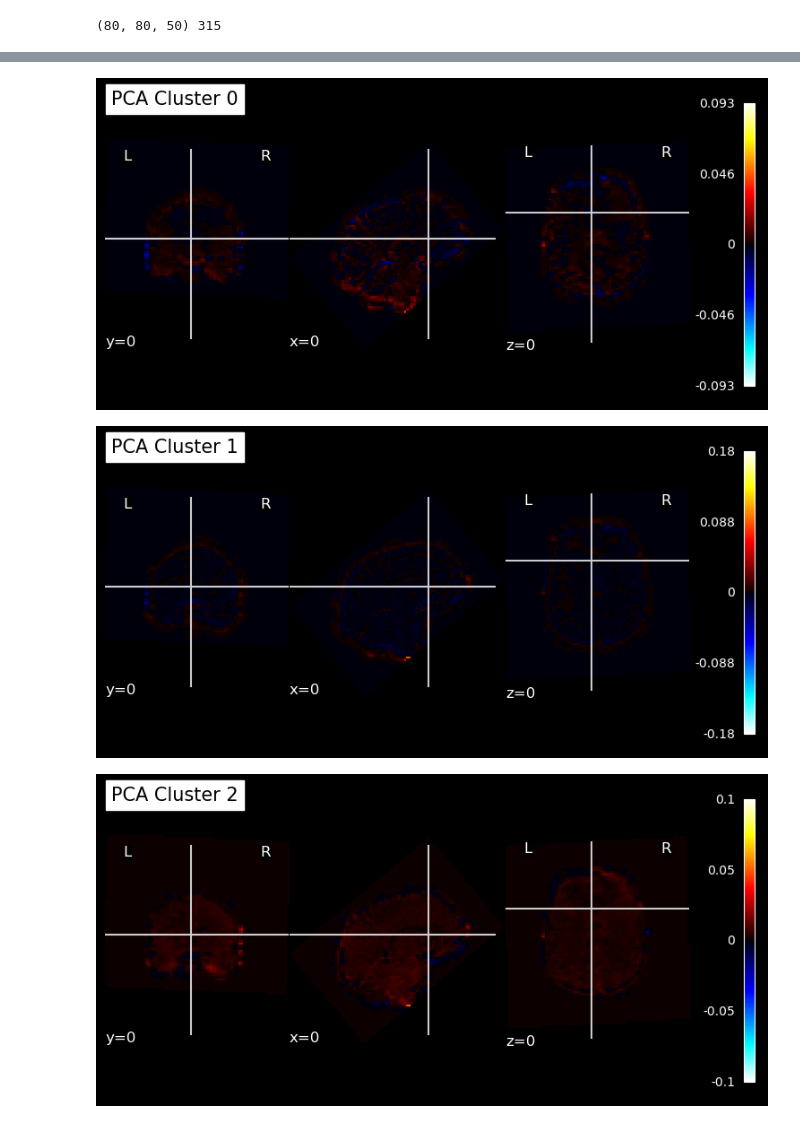
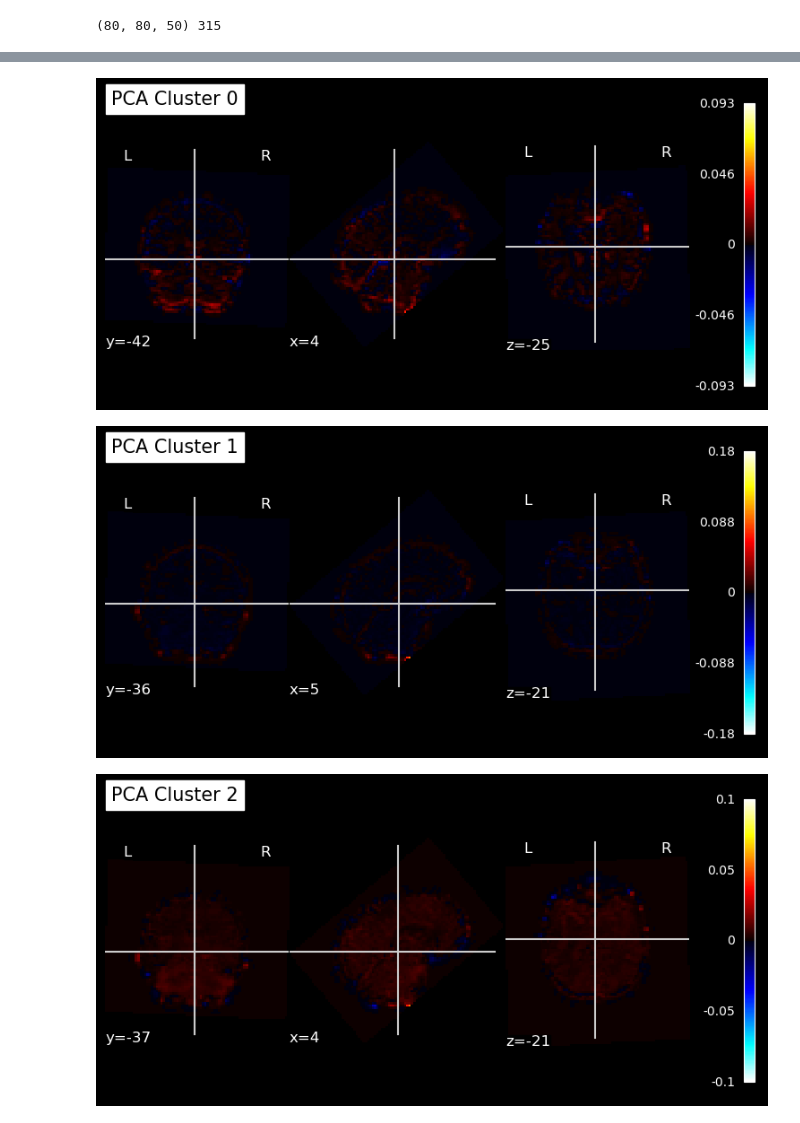
Before and after one commit to Ayphoss/NX-422, a Jupyter notebook: Miniproject-1.ipynb, the cells around one changed output, grey strips where cells are left out. Drawn from its saved outputs; the diff is of its cells as text; code cells hidden in the pictures.

```diff
--- a/Miniproject-1.ipynb
+++ b/Miniproject-1.ipynb
@@ -285,32 +295,6 @@ for r in range(1,4):
 print("done")
 # %% [output]
 done
-# %%
-mkdir_no_exist(op.join(preproc_root, "sub-{}".format(subject_id), "func"))
-
-for r in range(1,4):
-    functional_path=op.join(bids_root, "sub-{}".format(subject_id), "func", "sub-{}_task-music_run-{}_bold.nii.gz".format(subject_id, r))
-    stripped_path=op.join(preproc_root, "sub-{}".format(subject_id), "func", "sub-{}_task-music_run-{}_stripped.nii.gz".format(subject_id,r))
-    standardized_path=op.join(preproc_root, "sub-{}".format(subject_id), "func", "sub-{}_task-music_run-{}_inm.nii.gz".format(subject_id, r))
-
-    # skull stripping with BET
-    subprocess.run(["bet", functional_path,
-                stripped_path, "-m", "-F",
-    ], check=True)
-
-    # Standardize
-    img = nib.load(stripped_path)
-
-    # Convert Nifti img to numpy array
-    img_array = np.array(img.dataobj)
-
-    # Calculate Z-score using mean and std
-    inm_img = nib.Nifti1Image(((img_array - np.mean(img_array, keepdims=True)) / np.std(img_array, keepdims=True)), img.affine, img.header)
-
-    # Save as a Nifti file
-    nib.save(inm_img, standardized_path)
-
-print("done")
 # %%
 # Displaying the original, skull stripped and normalized volumes for run O1 of subject O1
 
@@ -816,15 +820,16 @@ for cluster_idx in range(nb_clusters):
 # %%
 from nilearn.plotting import plot_stat_map
 from nilearn.image import mean_img
 mean_img_ = mean_img(img)
 visual_idx = [0,1,2,3]
 for index in visual_idx :
     plot_stat_map(nib.Nifti1Image(pca_clusters[index], affine), bg_img=mean_img_, threshold=0,
-                   cut_coords=[0,0,0], black_bg=True,
+                   cut_coords=None, black_bg=True,
                   title=f'PCA Cluster {index}')
 
+    # plt.savefig("PCA" + str(index))
 plt.show()
 # %% [output]
-[figure, old version]
+[figure, new version]
-[figure, old version]
+[figure, new version]
-[figure, old version]
+[figure, new version]
```
Also changed, not shown: parts of 11 cells of this notebook, 8 other files.
